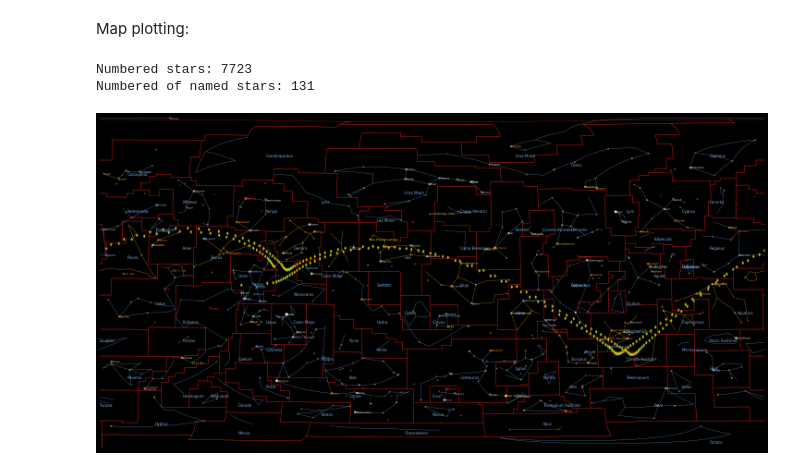
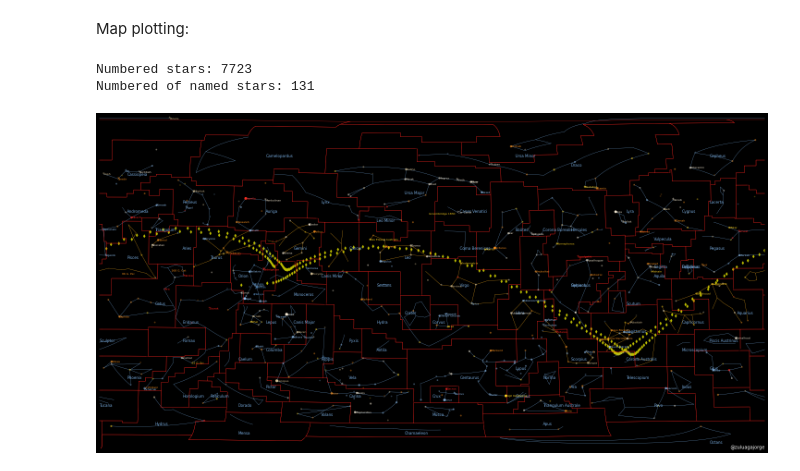
Before and after one commit to seap-udea/JWSTephem, a Jupyter notebook: JWST-Ephemeris.ipynb, the cells around one changed output. Drawn from its saved outputs; the diff is of its cells as text; code cells hidden in the pictures.

```diff
--- a/JWST-Ephemeris.ipynb
+++ b/JWST-Ephemeris.ipynb
@@ -31,8 +31,11 @@ warnings.filterwarnings("ignore")
 # %% [markdown]
 Data, constants and custom routines:
 # %%
+#Directories
+skydata="./skydata/"
+figdir="figures/"
+
 #Data
-skydata="./skydata/"
 stars = pd.read_csv(f'{skydata}/hygdata_processed_mag65.csv')
 asterisms = pd.read_csv(f'{skydata}/asterisms.csv')
 constellations = pd.read_csv(f'{skydata}/constellations.csv')
@@ -82,7 +85,7 @@ def save_image(fig, savename = None, dpi=1200):
         matplotlib.rcParams['image.composite_image'] = False
 
         if savename.split('.')[-1] == 'pdf':
-            pp = pdf.PdfPages(savename, keep_empty=False)
+            pp = pdf.PdfPages(figdir+"/"+savename, keep_empty=False)
             pp.savefig(fig)
             pp.close()
         elif savename.split('.')[-1] == 'png':
@@ -246,33 +249,37 @@ for index, row in tqdm(stars_nonvar.iterrows()):
            alpha=min(1, ((6.5-row['mag'])*5)/(6.5*5)), zorder=6.5-row['mag'])
 
 #################################
 #VARIABLES
 #################################
 ax.set_global()
 ax.background_patch.set_fill(False)
 stars_var = stars[pd.notnull(stars['var'])]
 for index, row in tqdm(stars_var.iterrows()):
     if row["mag"]>maglim:continue
     ax.text(row['ra']*360/24, row['dec'], "*", transform=transformP,
             fontsize=(12-row['mag']),
             alpha=max(0.1, min(1,((6.5-row['mag'])*5)/(6.5*5))), color=row['color'], ha='center', va='center')
 
 #################################
 #NAMES
 #################################
 names = stars[pd.notnull(stars['proper'])]
 for index, row in names.iterrows():
     ax.text(row['ra']*360/24, row['dec'], row['proper'], color=row['linecolor'],
             ha='left', va='center', transform=transformG,fontsize=6)
-ax.set_xlim(ax.get_xlim()[::-1])
+
+#################################
+#LABELS
+#################################
+ax.text(1,0,"@zuluagajorge",color='white',va='bottom',ha='right',transform=ax.transAxes,fontsize=10)
 
 #################################
 #JWST POSITION
 #################################
 ax.scatter(RAs[::3],DECs[::3],marker='d',s=20,c='y',alpha=1,transform=transformP)
 ax.set_xlim(ax.get_xlim()[::-1])
-save_image(fig,'./JWST_position.pdf')
+save_image(fig,f'./JWST_position_{start_date}_{stop_date}_{step_date}.pdf')
 # %% [output]
 Numbered stars: 7723
 Numbered of named stars: 131
-[figure, old version]
+[figure, new version]
```
Also changed, not shown: parts of 1 cell of this notebook, 2 other files.
